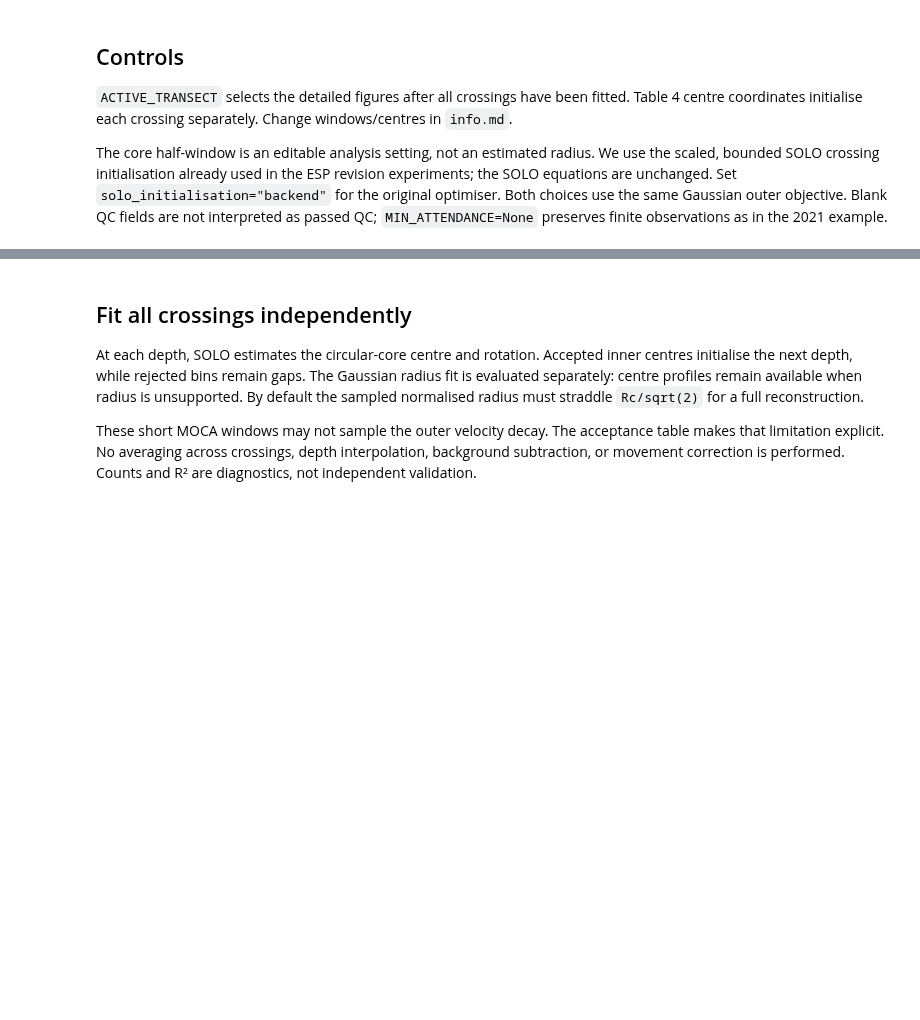
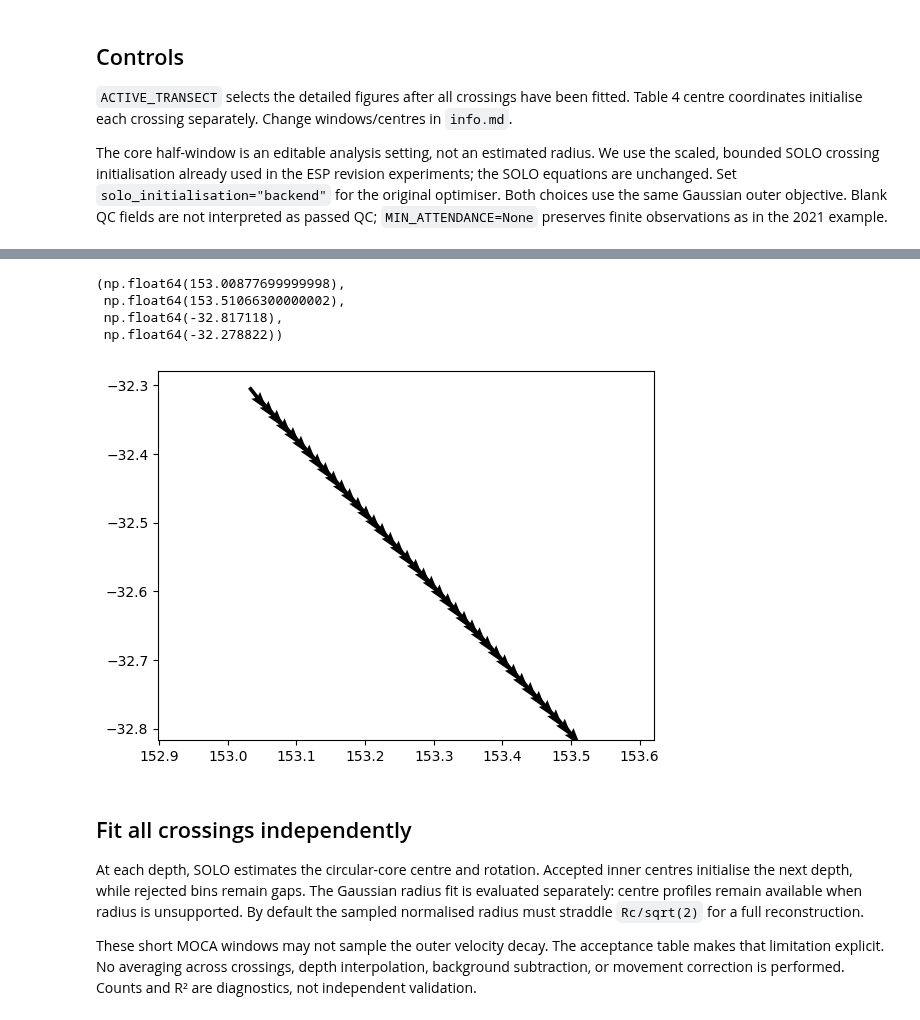
Before and after one commit to regdowse/UNSW-PhD, a Jupyter notebook: seacofs_eddy_tilt_analysis/observations/MNF_IN2015_V03_adcp_trawler/freddy_solo.ipynb, the cells around one changed output, grey strips where cells are left out. Drawn from its saved outputs; the diff is of its cells as text; code cells hidden in the pictures; blank space fills up the shorter version.

```diff
--- a/seacofs_eddy_tilt_analysis/observations/MNF_IN2015_V03_adcp_trawler/freddy_solo.ipynb
+++ b/seacofs_eddy_tilt_analysis/observations/MNF_IN2015_V03_adcp_trawler/freddy_solo.ipynb
@@ -68,3 +87,14 @@ display(transects)
+# %%
+target_depth =
+df = adcp[adcp.Depth==adcp.Depth.min()].copy()
+plt.quiver(df.lon, df.lat, df.u, df.v)
+plt.axis('equal')
+# %% [output]
+(np.float64(153.00877699999998),
+ np.float64(153.51066300000002),
+ np.float64(-32.817118),
+ np.float64(-32.278822))
+[figure, added]
 # %% [markdown]
 ## Fit all crossings independently
 
```
Also changed, not shown: parts of 6 cells of this notebook, 3 other files.
